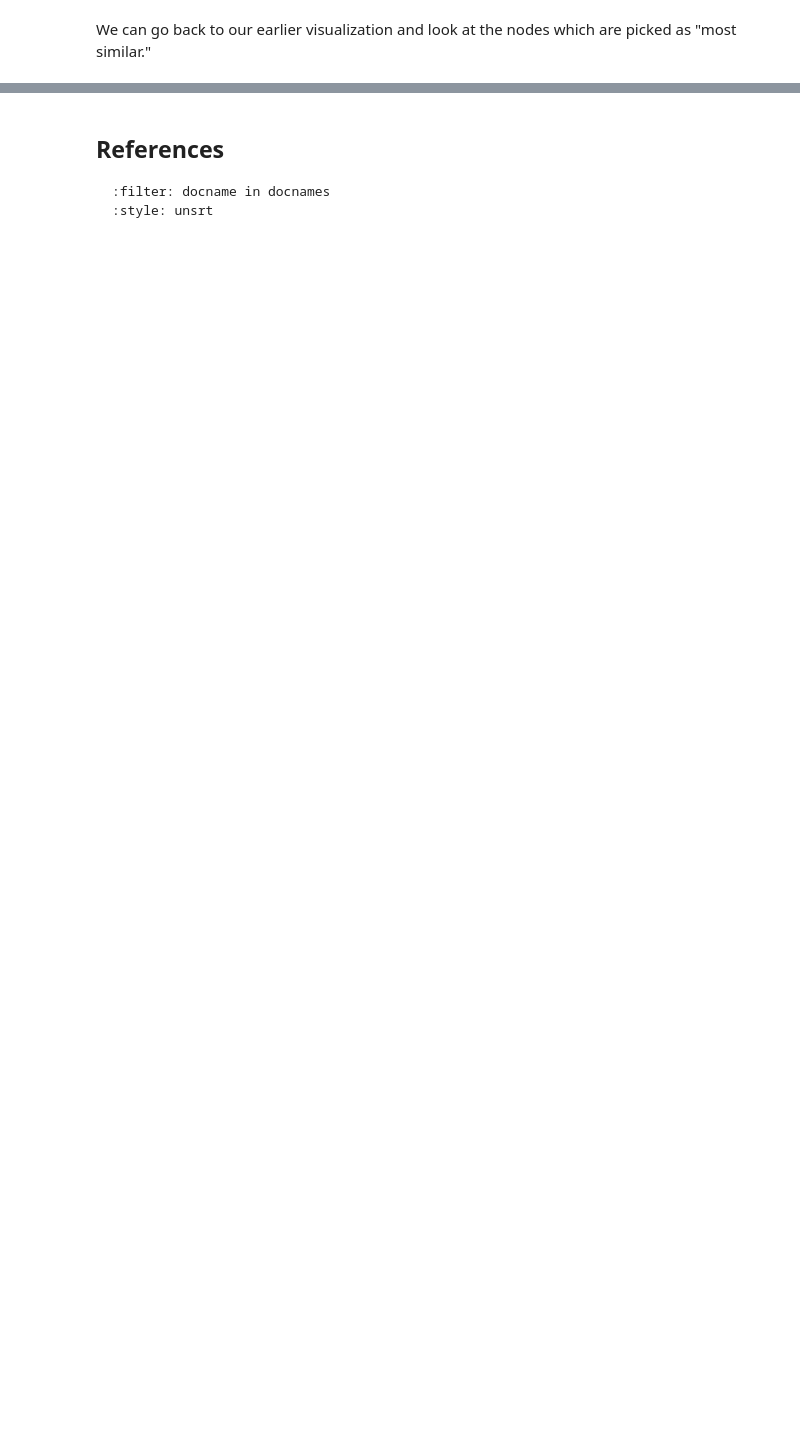
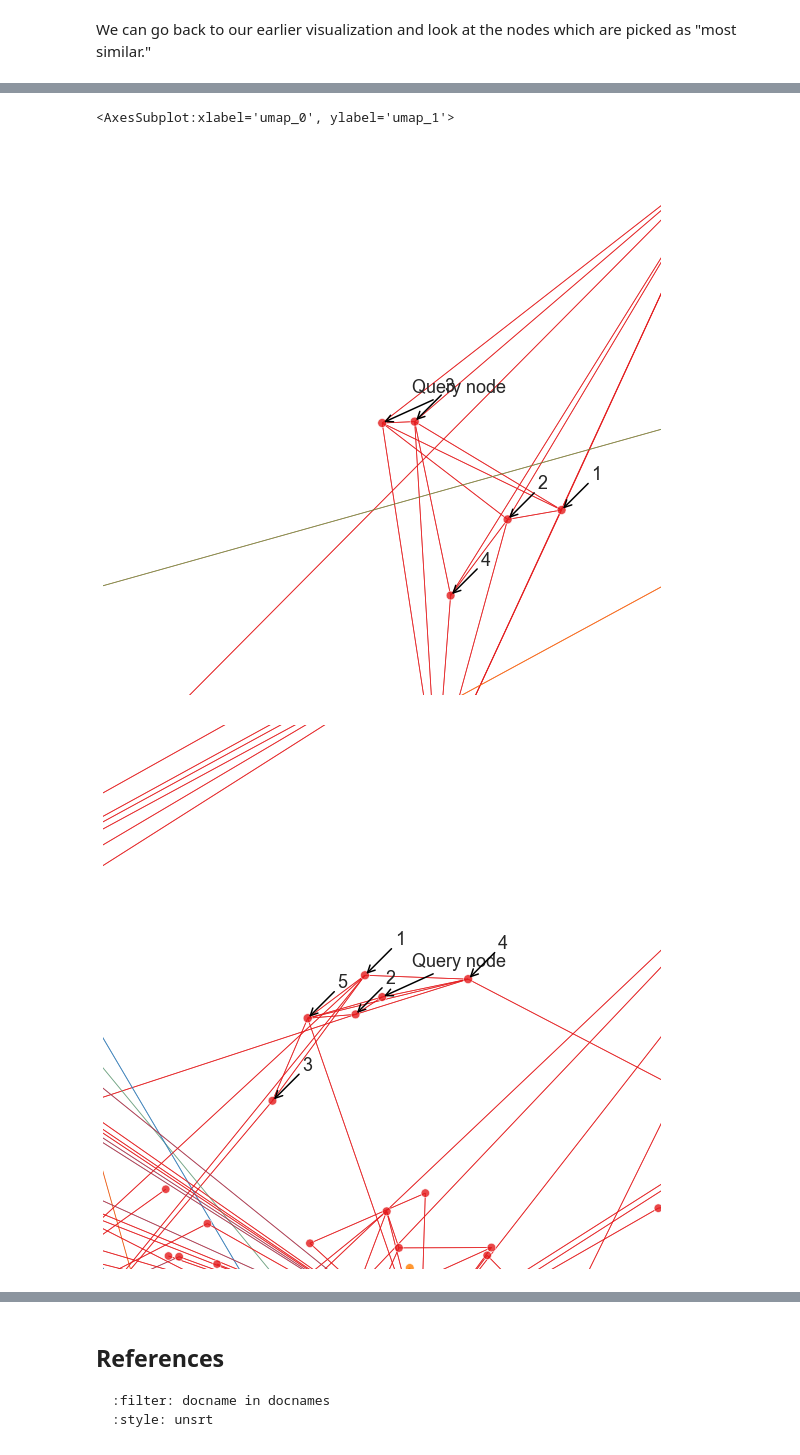
Before and after one commit to bdpedigo/networks-course, a Jupyter notebook: docs/embedding.ipynb, the cells around one changed output, grey strips where cells are left out. Cells and saved outputs as stored; diff of their text form; code cells hidden in the pictures; blank space fills up the shorter version.

Commit message:
add embedding stuff

```diff
--- a/docs/embedding.ipynb
+++ b/docs/embedding.ipynb
@@ -304,0 +312,42 @@ for i, node_index in enumerate(neighbor_indices[1:]):
+# %%
+def plot_neighbor_query(query_node, nn, pad=1.0):
+    dists, neighbor_indices = nn.kneighbors(
+        node2vec_embedding[query_node, :].reshape(1, -1)
+    )
+
+    neighbor_indices = np.squeeze(neighbor_indices)
+
+    ax = networkplot(
+        adj,
+        x="umap_0",
+        y="umap_1",
+        node_data=nodes.reset_index(),
+        node_hue="label",
+        node_size="degree",
+        node_sizes=(70, 500),
+        edge_linewidth=0.8,
+        edge_alpha=0.8,
+    )
+    ax.axis("off")
+
+    center = get_location(query_node)
+    ax.set(xlim=(center[0] - pad, center[0] + pad), ylim=(center[1] - pad, center[1] + pad))
+    _ = ax.figure.set_facecolor("w")
+
+    annotate(query_node, "Query node", ax)
+
+    for i, node_index in enumerate(neighbor_indices[1:]):
+        annotate(node_index, i + 1, ax)
+
+    return ax
+
+nn = NearestNeighbors(n_neighbors=6, metric='euclidean')
+nn.fit(node2vec_embedding)
+
+plot_neighbor_query(1, nn, pad=0.4)
+plot_neighbor_query(700, nn, pad=1.0)
+plot_neighbor_query(2210, nn, pad=1.0)
+# %% [output]
+<AxesSubplot:xlabel='umap_0', ylabel='umap_1'>
+[figure, added]
+[figure, added]
```
Also changed, not shown: parts of 20 cells of this notebook.
